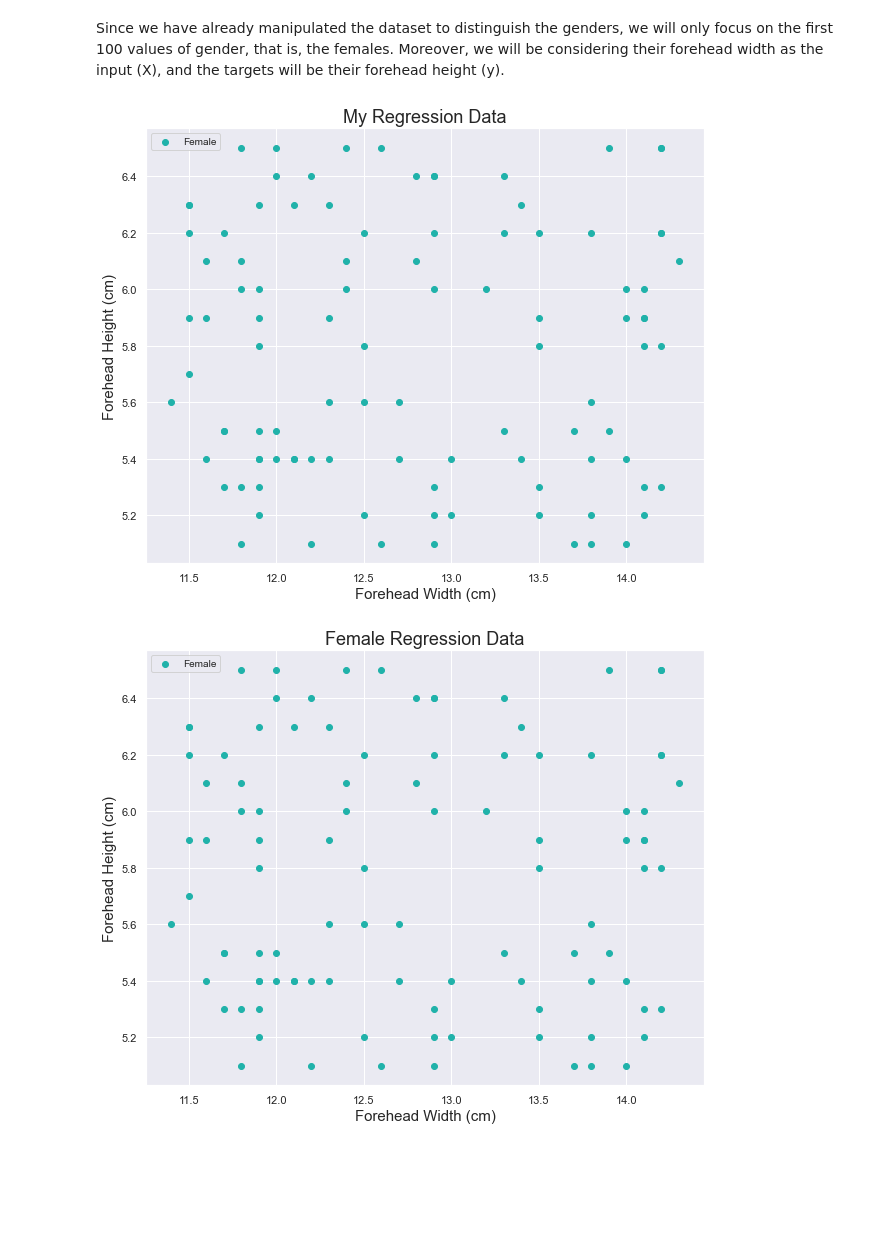
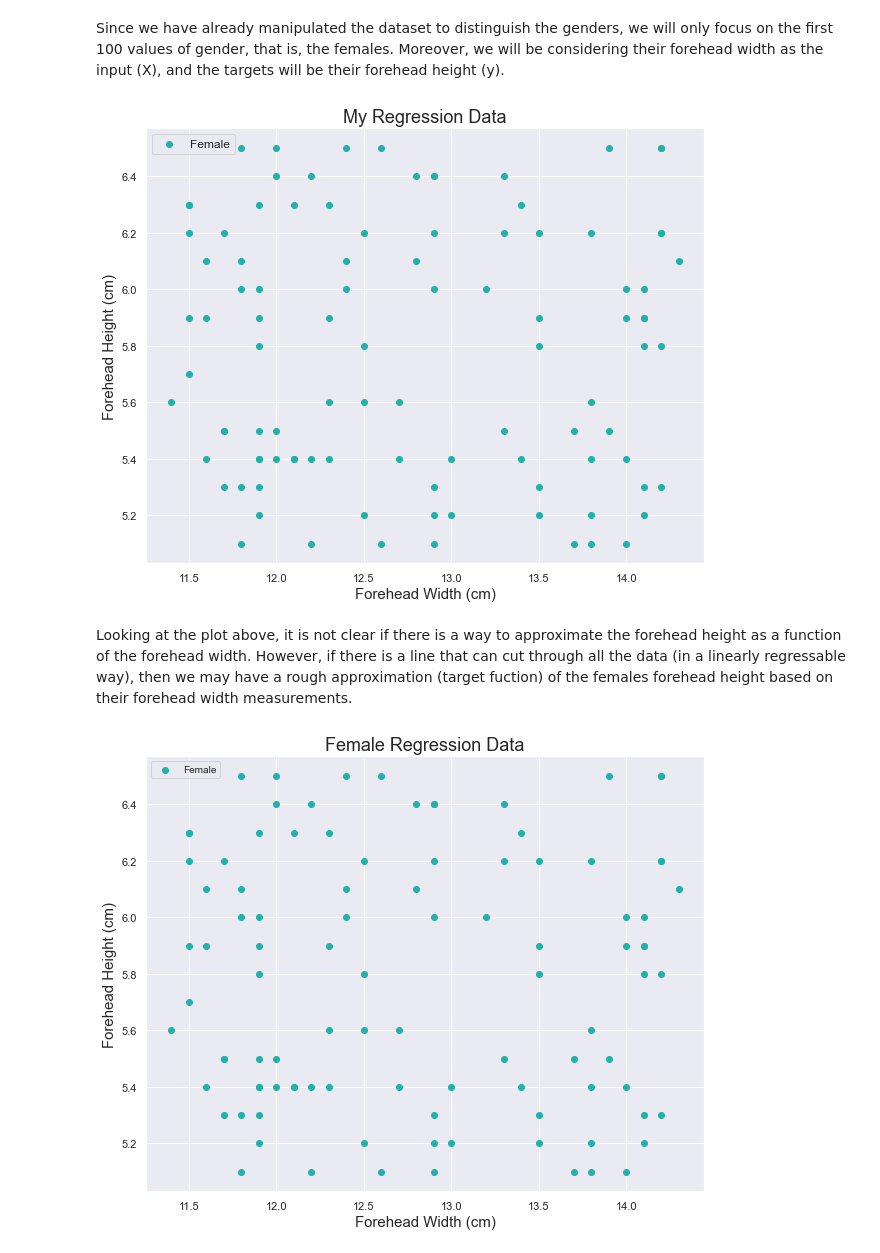
Before and after one commit to rjxgonzalez/INDE_577_Data-Science-and-Machine-Learning-, a Jupyter notebook: Supervised Learning/Regression/Linear Regression/Linear Regression.ipynb, the cells around one changed output. Drawn from its saved outputs; the diff is of its cells as text; code cells hidden in the pictures; blank space fills up the shorter version.

```diff
--- a/Supervised Learning/Regression/Linear Regression/Linear Regression.ipynb
+++ b/Supervised Learning/Regression/Linear Regression/Linear Regression.ipynb
@@ -34,17 +34,19 @@ y = data.iloc[0:100]["Forehead Height (cm)"] # storing the desired gender label
 # %%
 plt.figure(figsize = (10, 8))
 plt.scatter(X,
             y,
             color = "lightseagreen",
             label = "Female")
 
 plt.xlabel("Forehead Width (cm)", fontsize = 15)
 plt.ylabel("Forehead Height (cm)", fontsize = 15)
-plt.legend(fontsize = 10)
+plt.legend(fontsize = 12)
 plt.title("My Regression Data", fontsize = 18)
 plt.show()
 # %% [output]
-[figure, old version]
+[figure, new version]
+# %% [markdown]
+Looking at the plot above, it is not clear if there is a way to approximate the forehead height as a function of the forehead width. However, if there is a line that can cut through all the data (in a linearly regressable way), then we may have a rough approximation (target fuction) of the females forehead height based on their forehead width measurements.
 # %%
 class Single_Neuron(object):
     """
```
